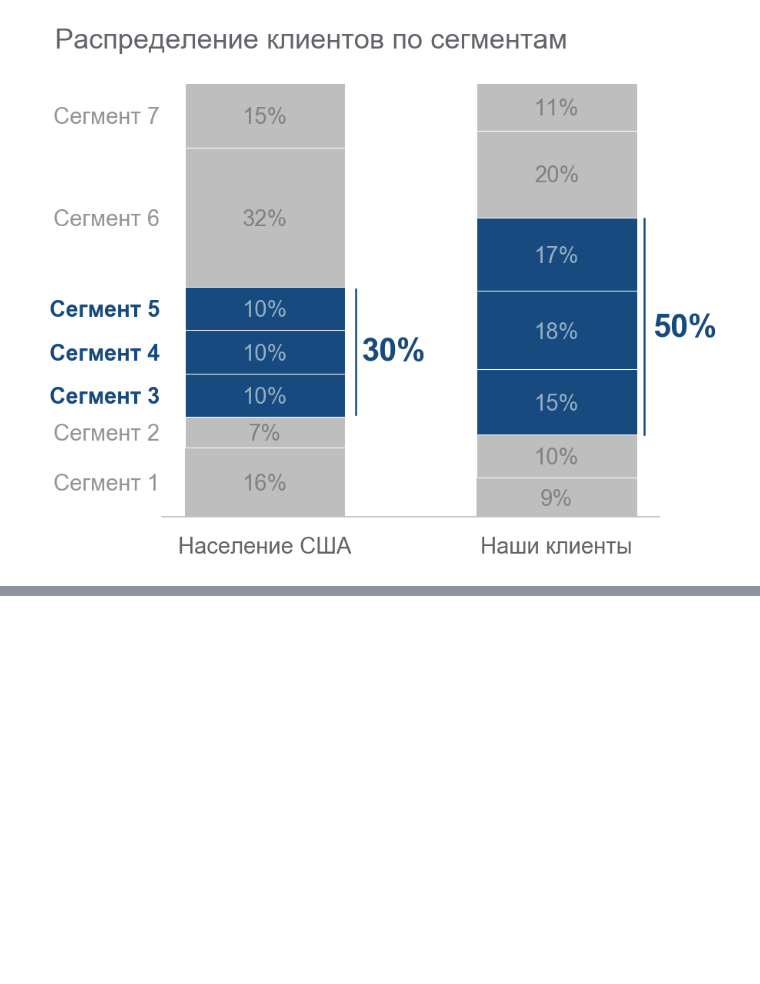
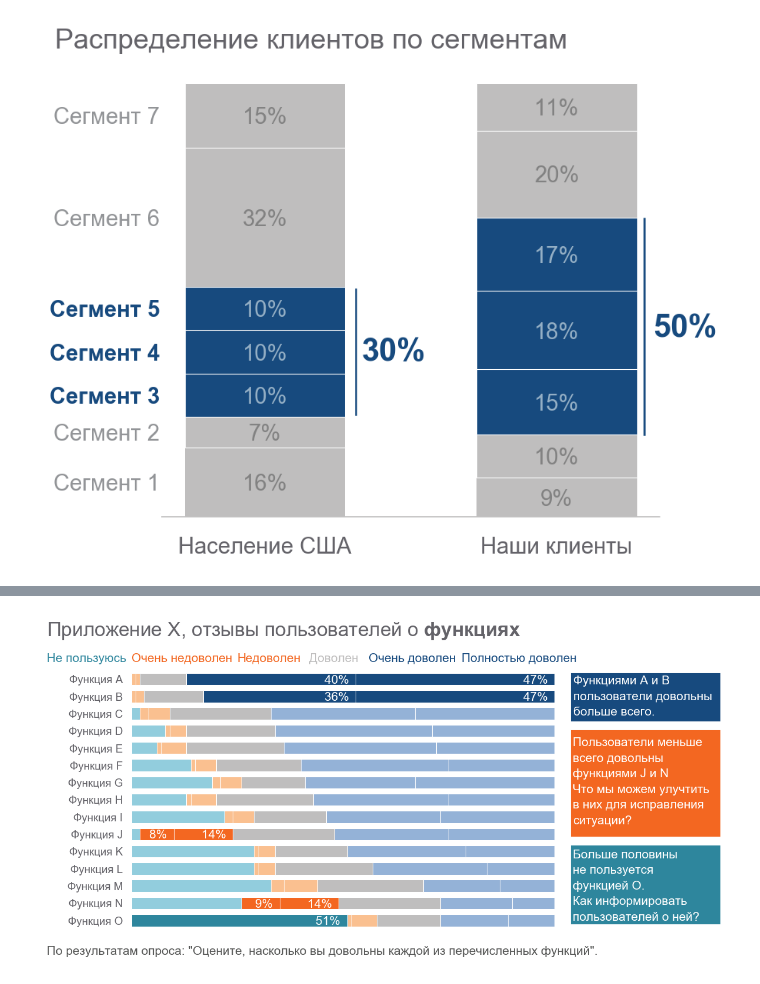
Before and after one commit to empathy87/storytelling-with-data, a Jupyter notebook: talks/winter_school/presentation plots.ipynb, the cells around one changed output, grey strips where cells are left out. Drawn from its saved outputs; the diff is of its cells as text; code cells hidden in the pictures; blank space fills up the shorter version.

```diff
--- a/talks/winter_school/presentation plots.ipynb
+++ b/talks/winter_school/presentation plots.ipynb
@@ -654,0 +776,80 @@ Text(1.33,41.5,'50%')
+# %%
+def set_bar_pcnt(bar, val):
+    plt.text(bar.get_x()+bar.get_width(), bar.get_y()+bar.get_height()-0.1,
+             str(val)+'%  ',
+             fontsize=10,
+             horizontalalignment='right',
+             color='white')
+# %%
+fig, ax1 = plt.subplots(figsize=(9.5, 4), dpi=150)
+fig.subplots_adjust(left=0.155, right=0.685, top=0.89, bottom=0.1)
+
+bottom = np.zeros(D.shape[0])
+bars = []
+for i in range(D.shape[1]):
+    bars.append(
+        plt.barh(
+            range(D.shape[0]),
+            D[:, i],
+            left=bottom,
+            color=colors[i],
+            edgecolor='white',
+            linewidth=0.5,
+            height=0.7))
+    bottom += D[:, i]
+ax1.invert_yaxis()
+rec = Rectangle((104, -0.29), 35, 2.7, fill=True, lw=1, color=BLUE1)
+rec = ax1.add_patch(rec)
+rec.set_clip_on(False)
+
+rec = Rectangle((104, 3), 35, 6.1, fill=True, lw=1, color=ORANGE3)
+rec = ax1.add_patch(rec)
+rec.set_clip_on(False)
+
+rec = Rectangle((104, 9.7), 35, 4.5, fill=True, lw=1, color=BLUE6)
+rec = ax1.add_patch(rec)
+rec.set_clip_on(False)
+
+ax1.tick_params(bottom=False, left=False, labelleft=True, labelbottom=False)
+for spine in ax1.spines.values():
+    spine.set_visible(False)
+plt.yticks(range(len(X)), X)
+for item in ax1.get_yticklabels():
+    item.set_fontsize(9)
+    item.set_color(GRAY4)
+
+ax1.text(104.4, 2.1,
+         'Функциями A и B\n'
+         'пользователи довольны\n'
+         'больше всего.',
+         fontsize=10, color='white', linespacing=1.5)
+
+ax1.text(104.3, 8.4,
+         'Пользователи меньше\n'
+         'всего довольны\n'
+         'функциями J и N\n'
+         'Что мы можем улучтить\n'
+         'в них для исправления\n'
+         'ситуации?',
+         fontsize=10, color='white', linespacing=1.5)
+
+ax1.text(104.3, 14,
+         'Больше половины\n'
+         'не пользуется\n'
+         'функцией O.\n'
+         'Как информировать\n'
+         'пользователей о ней?',
+         fontsize=10, color='white', linespacing=1.5)
+for (i, j) in [(4, 0), (5, 0), (4, 1), (5, 1), (1, 9), (2, 9), (1, 13), (2, 13), (0, 14)]:
+    set_bar_pcnt(bars[i][j], D[j, i])
+ax1.text(-20, -1, 'Не пользуюсь', color=BLUE6)
+ax1.text(0, -1, 'Очень недоволен', color=ORANGE3)
+ax1.text(25, -1, 'Недоволен', color=ORANGE3)
+ax1.text(42, -1, 'Доволен', color=GRAY9)
+ax1.text(56, -1, 'Очень доволен', color=BLUE1)
+ax1.text(78, -1, 'Полностью доволен', color=BLUE1)
+ax1.text(-20, -2.5, 'Приложение X, отзывы пользователей о $\\bf{функциях}$', fontsize=16, color=GRAY4)
+ax1.text(-20, 16,
+         'По результатам опроса: "Оцените, насколько вы довольны каждой из перечисленных функций".',
+         fontsize=10, color=GRAY3, linespacing=1.3)
+# %% [output]
@@ -654,0 +857 @@ Text(1.33,41.5,'50%')
+[figure, added]
```
Also changed, not shown: parts of 8 cells of this notebook, 43 other files.
